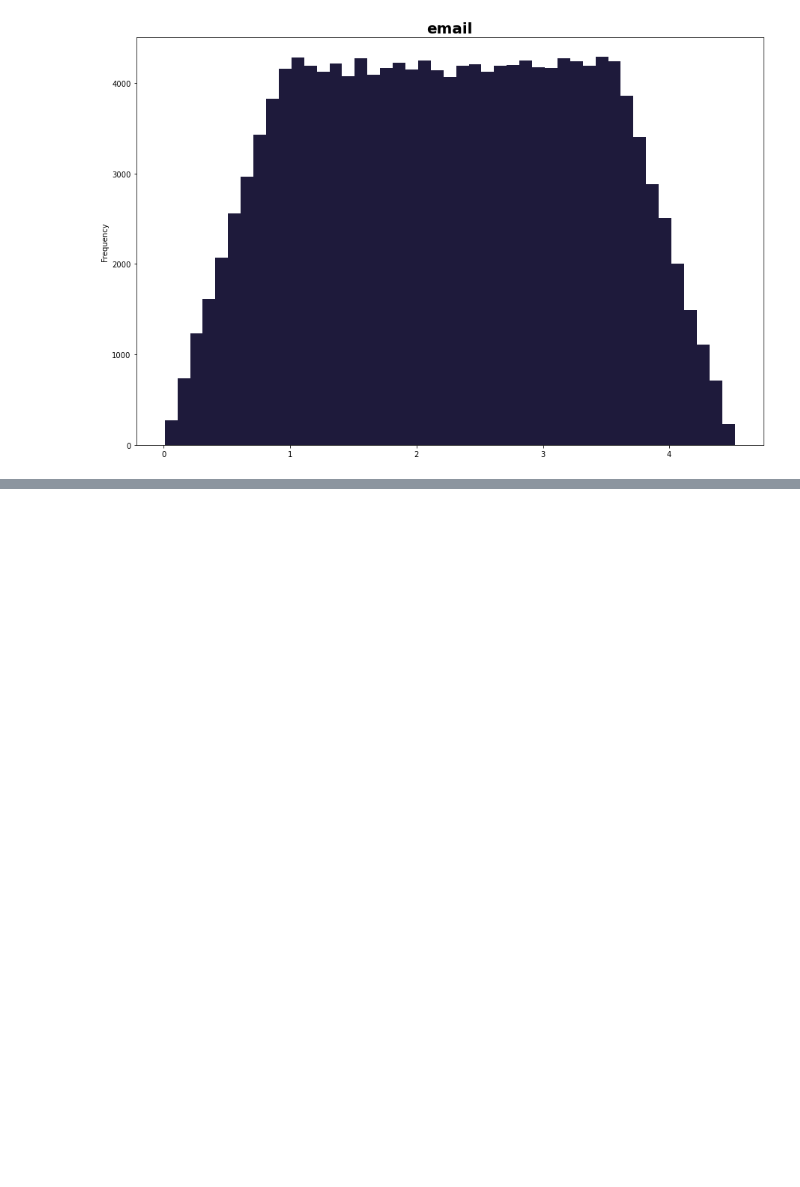
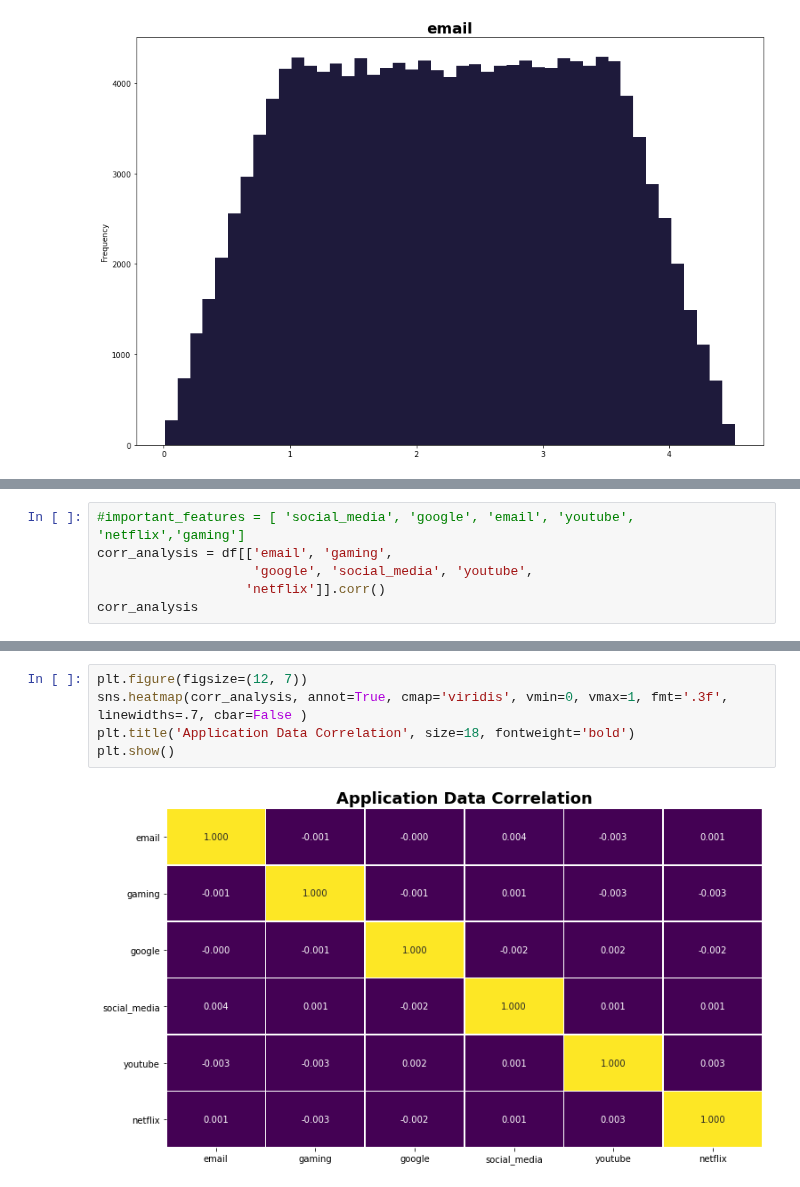
Before and after one commit to Melak2017/Telecommunication-Data-Analysis, a Jupyter notebook: Jup_Notebooks/Data_Exploration.ipynb, the cells around one changed output, grey strips where cells are left out. Cells and saved outputs as stored; diff of their text form; blank space fills up the shorter version.

Commit message:
correlation plot between apps

```diff
--- a/Jup_Notebooks/Data_Exploration.ipynb
+++ b/Jup_Notebooks/Data_Exploration.ipynb
@@ -255,0 +261,6 @@ plt.show()
+# %%
+#important_features = [ 'social_media', 'google', 'email', 'youtube', 'netflix','gaming']
+corr_analysis = df[['email', 'gaming',
+                    'google', 'social_media', 'youtube',
+                   'netflix']].corr()
+corr_analysis
@@ -255,0 +275,7 @@ plt.show()
+# %%
+plt.figure(figsize=(12, 7))
+sns.heatmap(corr_analysis, annot=True, cmap='viridis', vmin=0, vmax=1, fmt='.3f', linewidths=.7, cbar=False )
+plt.title('Application Data Correlation', size=18, fontweight='bold')
+plt.show()
+# %% [output]
+[figure, added]
```
Also changed, not shown: parts of 3 cells of this notebook.
